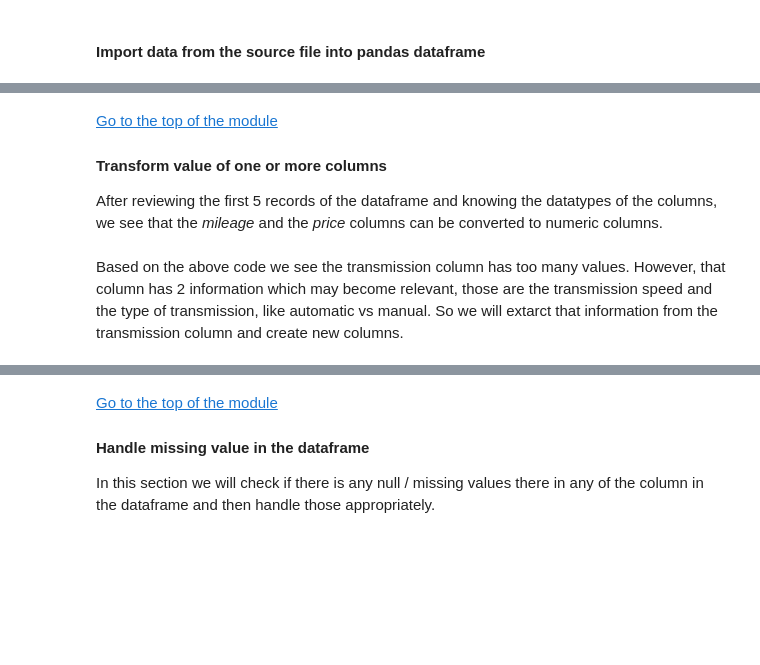
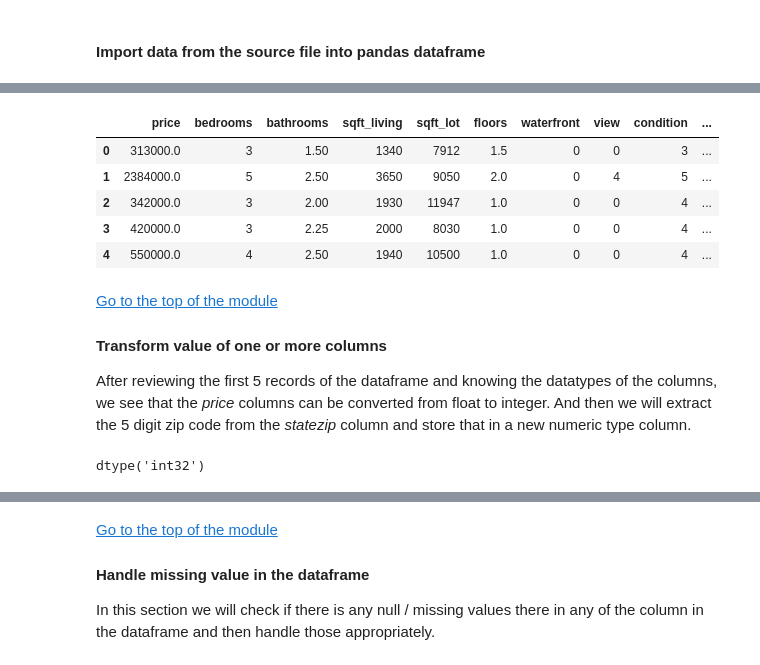
Before and after one commit to GoAshim/Machine-Learning, a Jupyter notebook: Regression/Machine Learning Project 3 - Predict House Price.ipynb, the cells around one changed output, grey strips where cells are left out. Cells and saved outputs as stored; diff of their text form; code cells hidden in the pictures; blank space fills up the shorter version.

```diff
--- a/Regression/Machine Learning Project 3 - Predict House Price.ipynb
+++ b/Regression/Machine Learning Project 3 - Predict House Price.ipynb
@@ -40,7 +84,21 @@ import pandas as pd
+# %%
+house_v2 = house_v1.drop(columns=['date','sqft_basement','yr_renovated','street','city','country'])
+house_v2.head()
+# %% [output]
+|  | price | bedrooms | bathrooms | sqft_living | sqft_lot | floors | waterfront | view | condition | ... |
+| 0 | 313000.0 | 3 | 1.50 | 1340 | 7912 | 1.5 | 0 | 0 | 3 | ... |
+| 1 | 2384000.0 | 5 | 2.50 | 3650 | 9050 | 2.0 | 0 | 4 | 5 | ... |
+| 2 | 342000.0 | 3 | 2.00 | 1930 | 11947 | 1.0 | 0 | 0 | 4 | ... |
+| 3 | 420000.0 | 3 | 2.25 | 2000 | 8030 | 1.0 | 0 | 0 | 4 | ... |
+| 4 | 550000.0 | 4 | 2.50 | 1940 | 10500 | 1.0 | 0 | 0 | 4 | ... |
 # %% [markdown]
 [Go to the top of the module](#m1)
 <a id="m1_s3"></a>
 #### Transform value of one or more columns
-After reviewing the first 5 records of the dataframe and knowing the datatypes of the columns, we see that the *mileage* and the *price* columns can be converted to numeric columns.
+After reviewing the first 5 records of the dataframe and knowing the datatypes of the columns, we see that the *price* columns can be converted from float to integer. And then we will extract the 5 digit zip code from the *statezip* column and store that in a new numeric type column.
-# %% [markdown]
-Based on the above code we see the transmission column has too many values. However, that column has 2 information which may become relevant, those are the transmission speed and the type of transmission, like automatic vs manual. So we will extarct that information from the transmission column and create new columns.
+# %%
+# Convert the data type of price column from float to int as we are not interested about the decimal part
+house_v2['price'] = house_v2['price'].astype('int')
+house_v2['price'].dtype
+# %% [output]
+dtype('int32')
```
Also changed, not shown: parts of 20 cells of this notebook.
